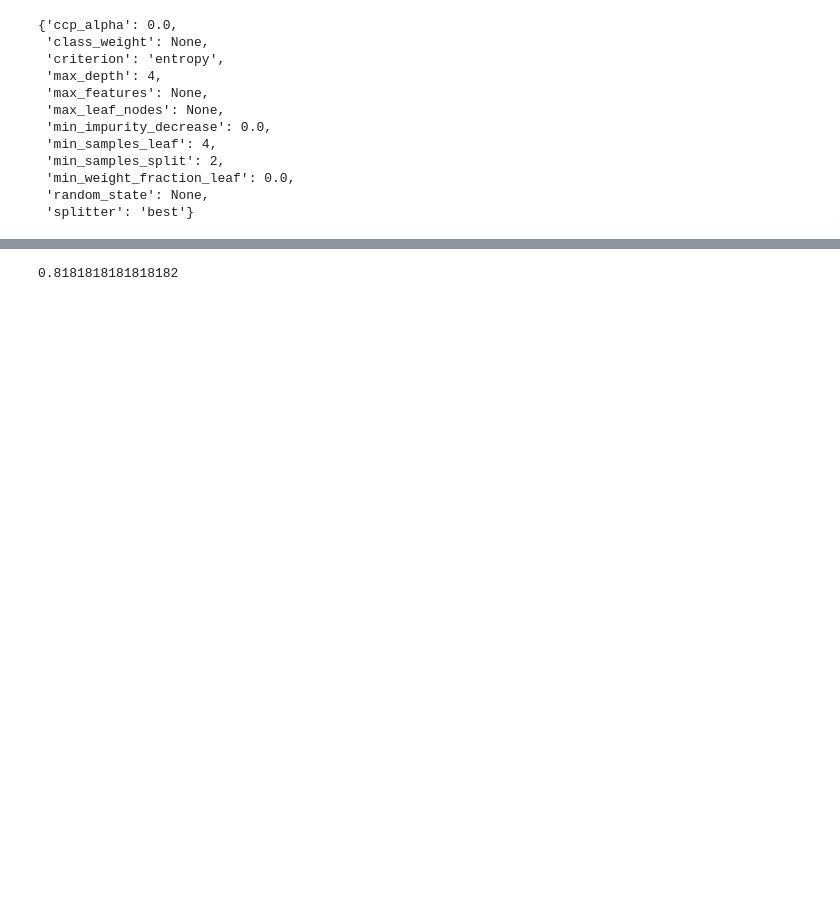
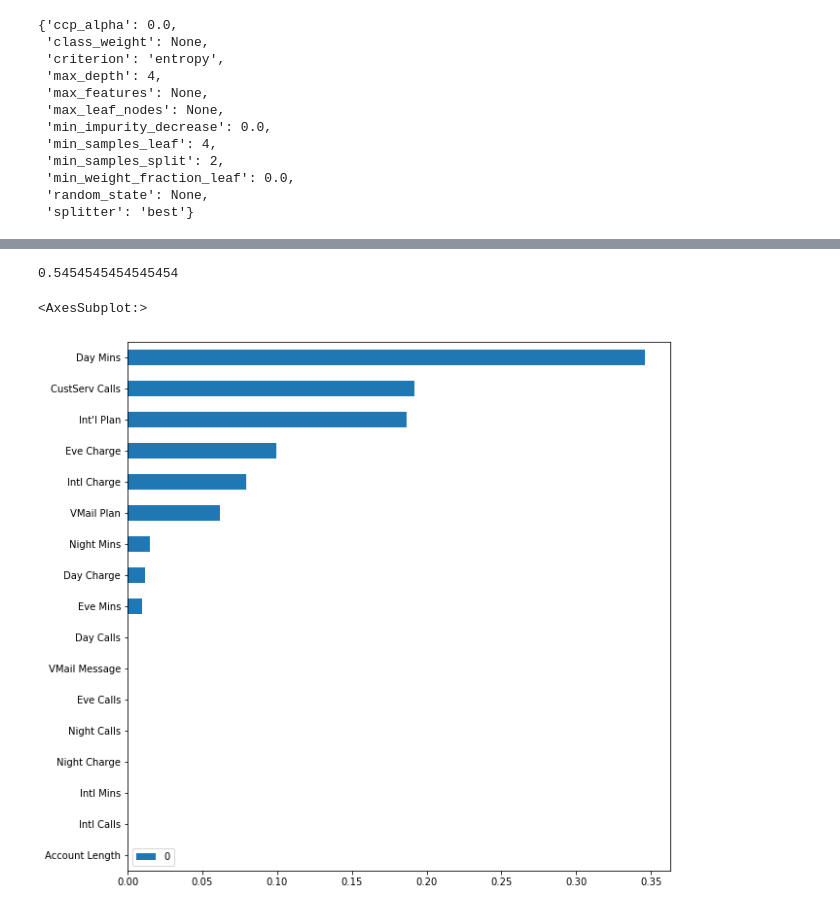
Before and after one commit to ABCD-EDU/cs322-lab, a Jupyter notebook: src/exercises/lab1/identify-patterns/decision-trees/index.ipynb, the cells around one changed output, grey strips where cells are left out. Saved outputs shown, nothing was run; the diff lists cells and outputs as text; code cells hidden in the pictures; blank space fills up the shorter version.

```diff
--- a/src/exercises/lab1/identify-patterns/decision-trees/index.ipynb
+++ b/src/exercises/lab1/identify-patterns/decision-trees/index.ipynb
@@ -108,5 +95,13 @@ array([[553,  12],
 # %%
-from sklearn.metrics import precision_score
-precision_score(test["Churn?"], predictions)
+from sklearn.metrics import recall_score
+recall_score(test["Churn?"], predictions)
 # %% [output]
-0.8181818181818182
+0.5454545454545454
+# %%
+feature_names = training.columns
+
+feature_importance = pd.DataFrame(clf.feature_importances_, index=feature_names[:17]).sort_values(by=0)
+feature_importance.plot(kind="barh", figsize=(10,10))
+# %% [output]
+<AxesSubplot:>
+[figure, added]
```
Also changed, not shown: parts of 9 cells of this notebook, 1 other file.
